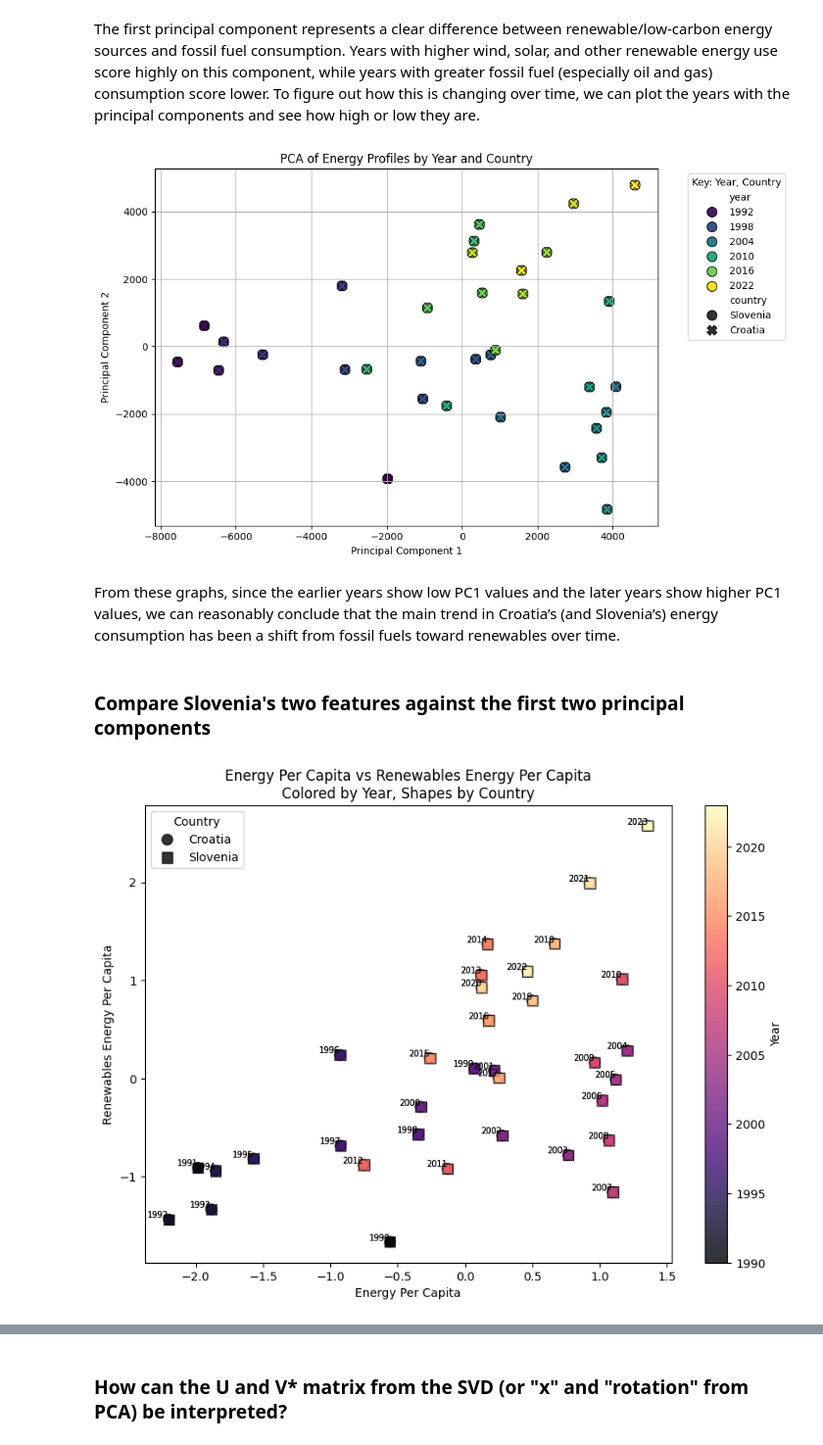
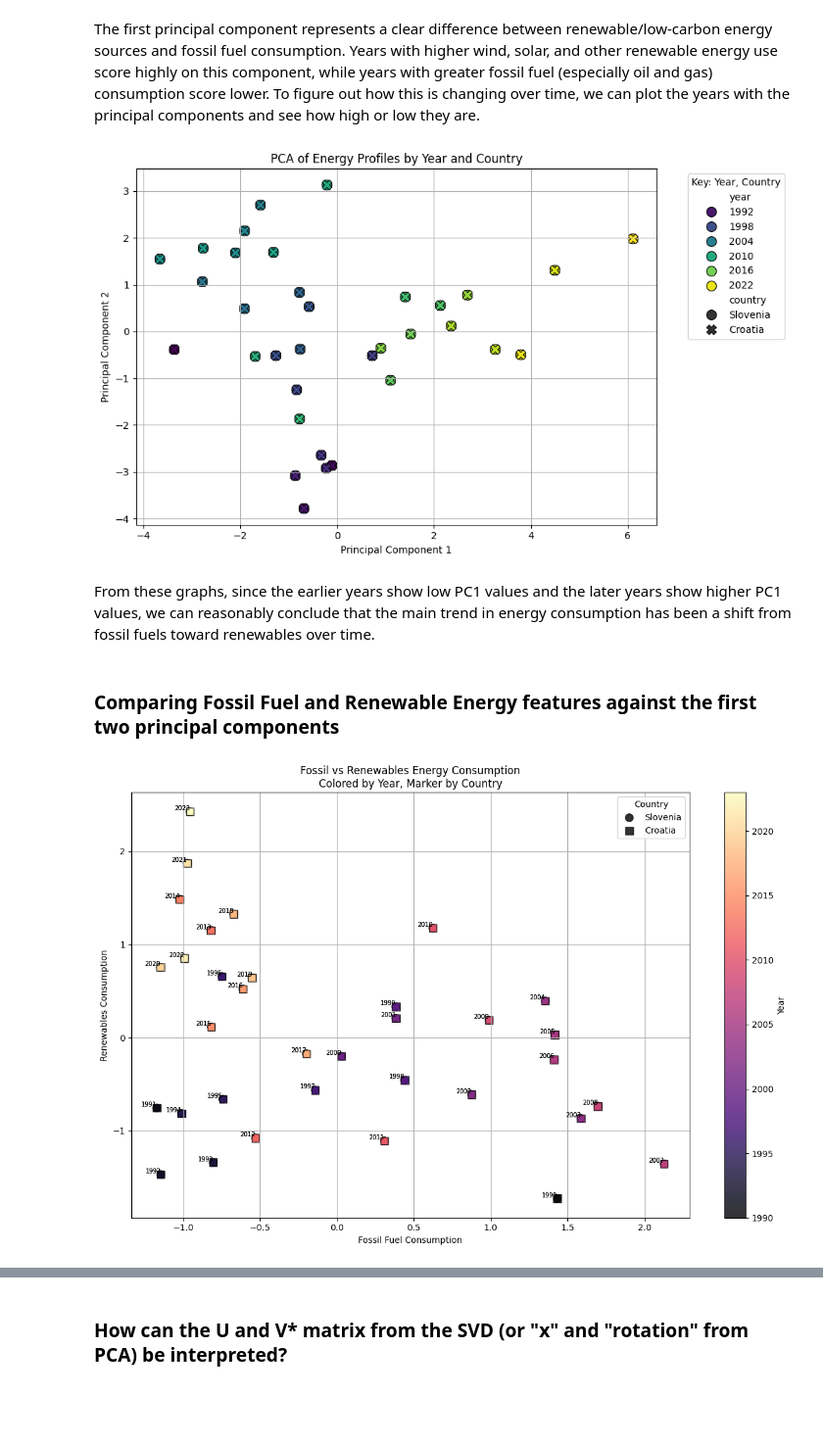
Before and after one commit to nicolenagata/DATA5322_HW4_UnsupervisedML, a Jupyter notebook: PracticalHW4_Edits.ipynb, the cells around one changed output, grey strips where cells are left out. Shown at 98% size. Saved outputs shown, nothing was run; the diff lists cells and outputs as text; code cells hidden in the pictures; blank space fills up the shorter version.

```diff
--- a/PracticalHW4_Edits.ipynb
+++ b/PracticalHW4_Edits.ipynb
@@ -282,19 +282,11 @@ croatia_dfscaled.head()
 import pandas as pd
 
 # Add country column
-slovenia_df['country'] = 'Slovenia'
-croatia_df['country'] = 'Croatia'
+slovenia_dfscaled['country'] = 'Slovenia'
+croatia_dfscaled['country'] = 'Croatia'
 
 # Combine them
-df = pd.concat([slovenia_df, croatia_df])
-country	year	biofuel_elec_per_capita	biofuel_electricity	biofuel_share_elec	coal_cons_per_capita	coal_consumption	coal_elec_per_capita	coal_electricity	coal_share_elec	...	solar_electricity	solar_energy_per_capita	solar_share_elec	solar_share_energy	wind_consumption	wind_elec_per_capita	wind_electricity	wind_energy_per_capita	wind_share_elec	wind_share_energy
-5047	Slovenia	1990	2.068	0.01	0.114	1929.420	9.403	130.299	0.63	7.151	...	0.0	0.0	0.0	0.0	0.0	0.0	0.0	0.0	0.0	0.0
-5048	Slovenia	1991	2.072	0.01	0.117	1091.358	5.287	80.827	0.39	4.545	...	0.0	0.0	0.0	0.0	0.0	0.0	0.0	0.0	0.0	0.0
-5049	Slovenia	1992	2.091	0.01	0.112	968.532	4.647	138.012	0.66	7.416	...	0.0	0.0	0.0	0.0	0.0	0.0	0.0	0.0	0.0	0.0
-5050	Slovenia	1993	4.229	0.02	0.210	824.148	3.950	95.144	0.45	4.717	...	0.0	0.0	0.0	0.0	0.0	0.0	0.0	0.0	0.0	0.0
-5051	Slovenia	1994	2.13
-# drop iso code and population column
-df = df.drop(columns=['iso_code', 'population'])
+df = pd.concat([slovenia_dfscaled, croatia_dfscaled])
 
 df.head()
 # %% [output]
@@ -314,5 +314,5 @@ df.shape
 # %%
 # drop non numerical columns for PCA analysis (country and year)
-pca_df = df.drop(columns=['country', 'year'])
+pca_df = df.drop(columns=['country'])
 pca_df.head()
 # %% [output]
@@ -449,7 +451,7 @@ import seaborn as sns
 pca_df_plot = pd.DataFrame({
     'PC1': x_pca[:, 0],
     'PC2': x_pca[:, 1],
-    'year': df['year'].values,
+    'year': df.index,
     'country': df['country'].values
 })
 
@@ -465,54 +467,60 @@ plt.grid(True)
 plt.tight_layout()
 plt.show()
 # %% [output]
-[figure, old version]
+[figure, new version]
 # %% [markdown]
-From these graphs, since the earlier years show low PC1 values and the later years show higher PC1 values, we can reasonably conclude that the main trend in Croatia’s (and Slovenia’s) energy consumption has been a shift from fossil fuels toward renewables over time.
+From these graphs, since the earlier years show low PC1 values and the later years show higher PC1 values, we can reasonably conclude that the main trend in energy consumption has been a shift from fossil fuels toward renewables over time.
 # %% [markdown]
-### Compare Slovenia's two features against the first two principal components
+### Comparing Fossil Fuel and Renewable Energy features against the first two principal components
 # %%
 import matplotlib.pyplot as plt
 from sklearn.preprocessing import StandardScaler
 import numpy as np
 import pandas as pd
 
-# extract features and country/year
-features = ['energy_per_capita', 'renewables_energy_per_capita']
-years = df['year'].values
-countries = df['country'].values
+# Features to use
+features = ['fossil_fuel_consumption', 'renewables_consumption']
 
-# scale features
+# Scale features and preserve index
 scaler = StandardScaler()
-scaled_features = scaler.fit_transform(df[features])
-df_scaled = pd.DataFrame(scaled_features, columns=features)
+scaled_features = scaler.fit_transform(pca_df[features])
+df_scaled = pd.DataFrame(scaled_features, columns=features, index=df.index)
 
-# define markers for coutnry
-unique_countries = np.unique(countries)
+# Add metadata
+df_scaled['country'] = df['country'].values
+df_scaled['year'] = df.index
+
+# Unique countries and markers
+unique_countries = df_scaled['country'].unique()
 markers = ['o', 's']
+marker_map = {country: markers[i % len(markers)] for i, country in enumerate(unique_countries)}
 
-marker_map = {country: markers[i] for i, country in enumerate(unique_countries)}
-
-plt.figure(figsize=(10,7))
+# Plot
+plt.figure(figsize=(12, 8))
 
 for country in unique_countries:
-    idx = (countries == country)
-    plt.scatter(df_scaled.loc[idx, 'energy_per_capita'],
-                df_scaled.loc[idx, 'renewables_energy_per_capita'],
-                c=years[idx], cmap='magma', s=80,
+    country_df = df_scaled[df_scaled['country'] == country]
+
+    plt.scatter(country_df['fossil_fuel_consumption'],
+                country_df['renewables_consumption'],
+                c=country_df['year'], cmap='magma', s=80,
                 marker=marker_map[country], label=country, edgecolor='k', alpha=0.8)
 
-plt.xlabel('Energy Per Capita')
-plt.ylabel('Renewables Energy Per Capita')
-plt.title("Energy Per Capita vs Renewables Energy Per Capita\nColored by Year, Shapes by Country")
+# Labels and legend
+plt.xlabel('Fossil Fuel Consumption')
+plt.ylabel('Renewables Consumption')
+plt.title("Fossil vs Renewables Energy Consumption\nColored by Year, Marker by Country")
 plt.colorbar(label='Year')
 plt.legend(title='Country')
 
-# Add year labels
-for i in range(len(df_scaled)):
-    plt.text(df_scaled.iloc[i]['energy_per_capita'], df_scaled.iloc[i]['renewables_energy_per_capita'],
-             str(years[i]), fontsize=7, ha='right', va='bottom')
+# Optional: add year labels
+for i, row in df_scaled.iterrows():
+    plt.text(row['fossil_fuel_consumption'], row['renewables_consumption'],
+             str(row['year']), fontsize=7, ha='right', va='bottom')
 
+plt.grid(True)
+plt.tight_layout()
 plt.show()
 # %% [output]
-[figure, old version]
+[figure, new version]
 # %% [markdown]
```
Also changed, not shown: parts of 40 cells of this notebook, 1 other file.
